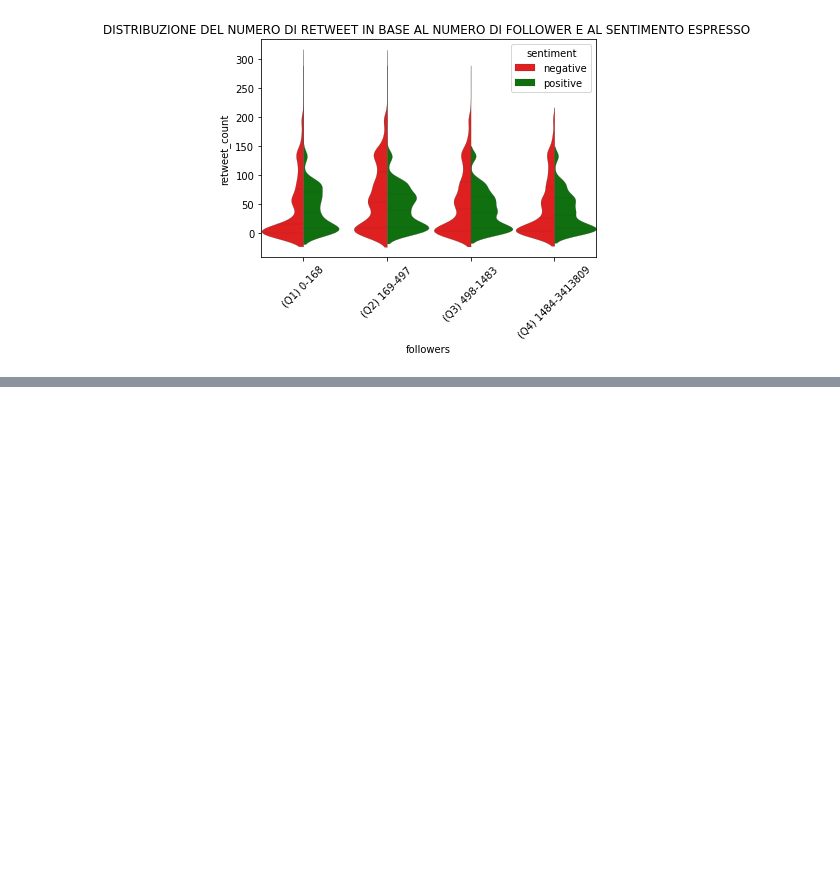
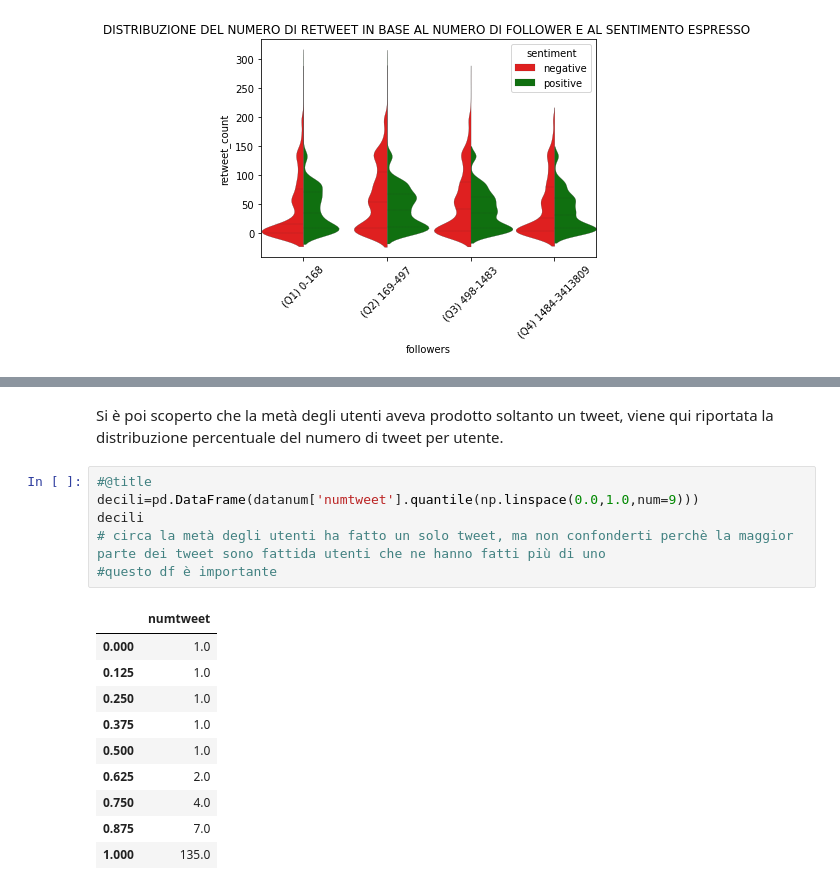
Before and after one commit to paolofesta/prove, a Jupyter notebook: scrittura.ipynb, the cells around one changed output, grey strips where cells are left out. Drawn from its saved outputs; the diff is of its cells as text; blank space fills up the shorter version.

```diff
--- a/scrittura.ipynb
+++ b/scrittura.ipynb
@@ -409,0 +423,19 @@ print()
+# %% [markdown]
+Si è poi scoperto che la metà degli utenti aveva prodotto soltanto un tweet, viene qui riportata la distribuzione percentuale del numero di tweet per utente.
+# %%
+#@title
+decili=pd.DataFrame(datanum['numtweet'].quantile(np.linspace(0.0,1.0,num=9)))
+decili
+# circa la metà degli utenti ha fatto un solo tweet, ma non confonderti perchè la maggior parte dei tweet sono fattida utenti che ne hanno fatti più di uno
+#questo df è importante
+# %% [output]
+|  | numtweet |
+| 0.000 | 1.0 |
+| 0.125 | 1.0 |
+| 0.250 | 1.0 |
+| 0.375 | 1.0 |
+| 0.500 | 1.0 |
+| 0.625 | 2.0 |
+| 0.750 | 4.0 |
+| 0.875 | 7.0 |
+| 1.000 | 135.0 |
```
Also changed, not shown: parts of 5 cells of this notebook.
